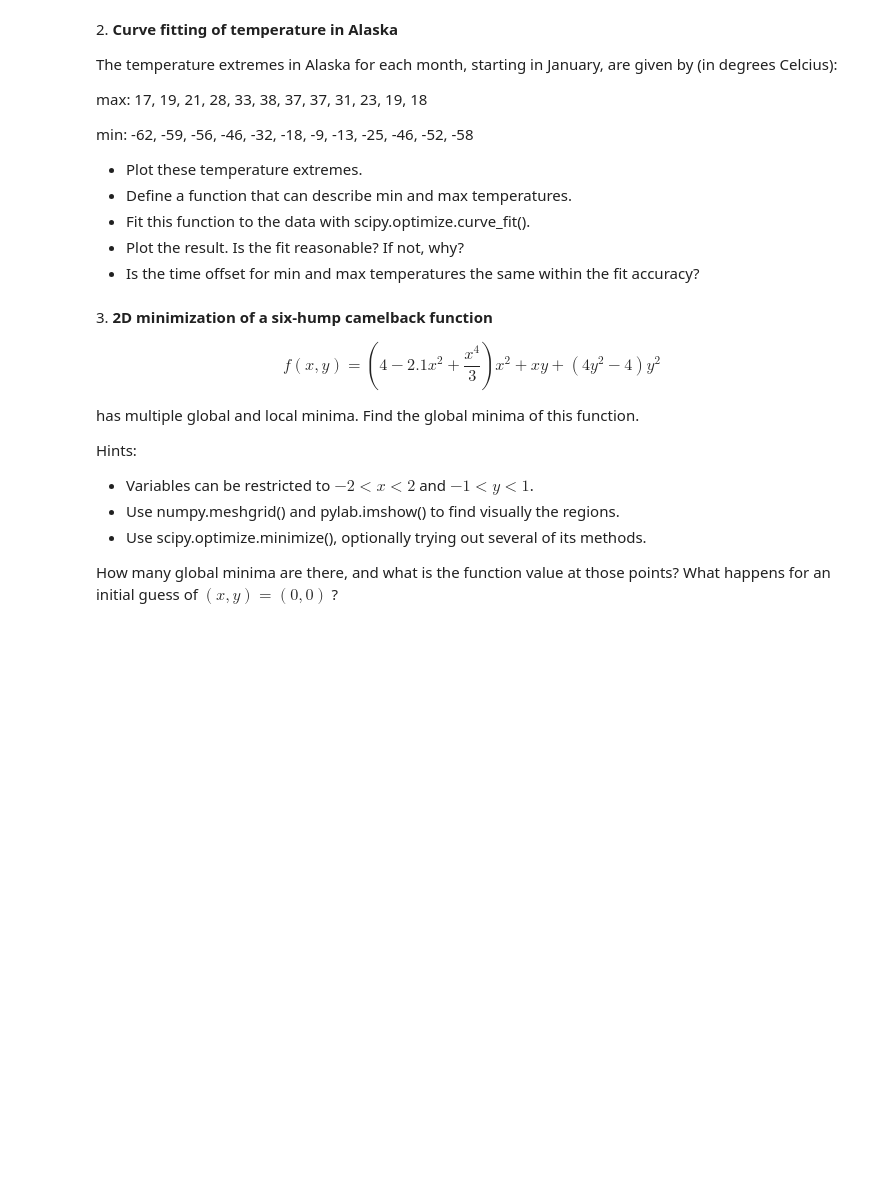
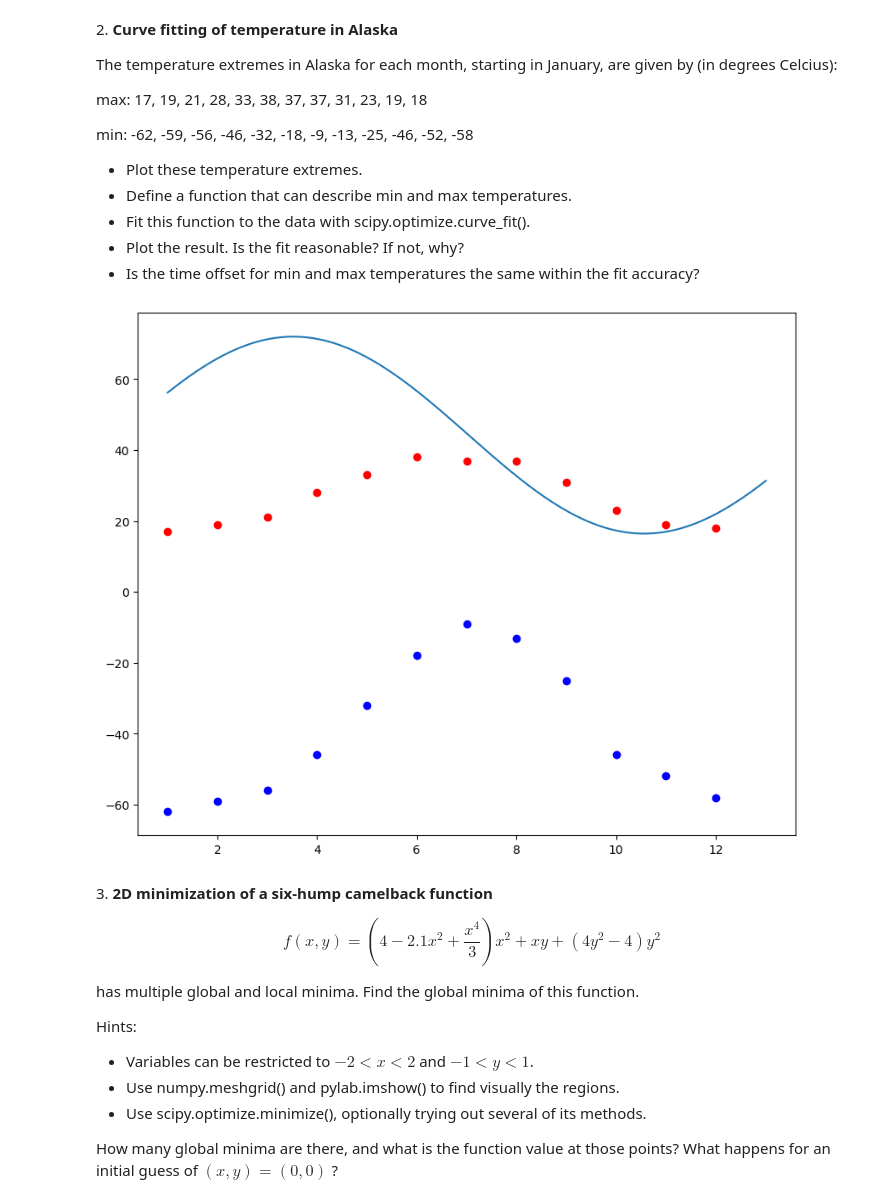
Before and after one commit to lorenzorizzi17/LaboratoryOfComputationalPhysics_Y7, a Jupyter notebook: 09ex_Algorithms.ipynb, the cells around one changed output. Cells and saved outputs as stored; diff of their text form; code cells hidden in the pictures; blank space fills up the shorter version.

```diff
--- a/09ex_Algorithms.ipynb
+++ b/09ex_Algorithms.ipynb
@@ -48,6 +69,28 @@ min: -62, -59, -56, -46, -32, -18, -9, -13, -25, -46, -52, -58
 * Fit this function to the data with scipy.optimize.curve_fit().
 * Plot the result. Is the fit reasonable? If not, why?
 * Is the time offset for min and max temperatures the same within the fit accuracy?
+# %%
+from scipy import optimize
+
+max_t = np.array([ 17, 19, 21, 28, 33, 38, 37, 37, 31, 23, 19, 18])
+min_t = np.array([ -62, -59, -56, -46, -32, -18, -9, -13, -25, -46, -52, -58])
+
+
+fig, ax = plt.subplots(figsize=(10,8))
+ax.plot(np.arange(1,13,1), max_t, "ro")
+ax.plot(np.arange(1,13,1), min_t, "bo")
+
+
+def tmin(x : float, omega : float, A: float, B: float):
+    return A*np.cos(omega*x) - B
+
+par_min, cov_par_min = optimize.curve_fit(tmin, np.arange(1,13,1), min_t, p0 = [0.4,1,25])
+par_max, cov_par_max = optimize.curve_fit(tmin, np.arange(1,13,1), max_t, p0 = [0.4,1,-30])
+
+ax.plot(np.linspace(1,13,1000), np.sin(par_min[0]*np.linspace(1,13,1000))*par_min[1] + par_min[2])
+plt.show()
+# %% [output]
+[figure, added]
 # %% [markdown]
 3\. **2D minimization of a six-hump camelback function**
 
```
Also changed, not shown: parts of 2 cells of this notebook, 10 other files.
